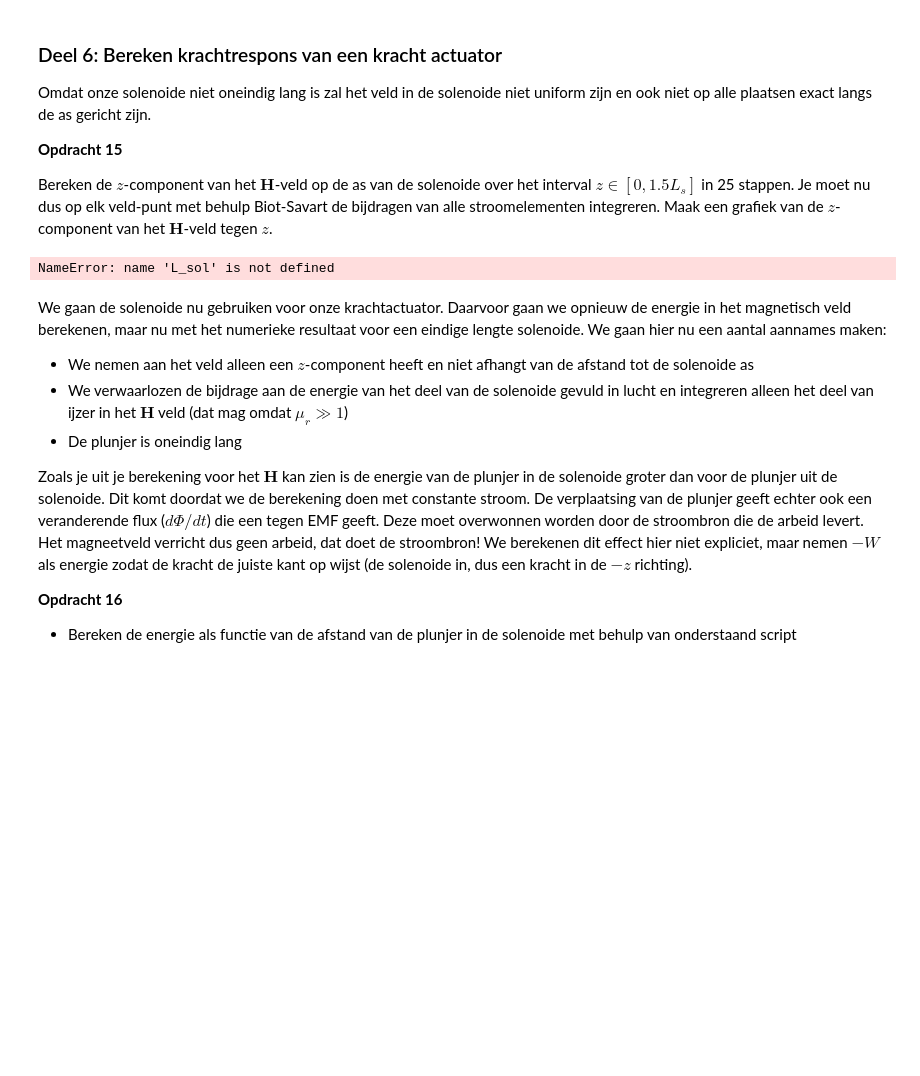
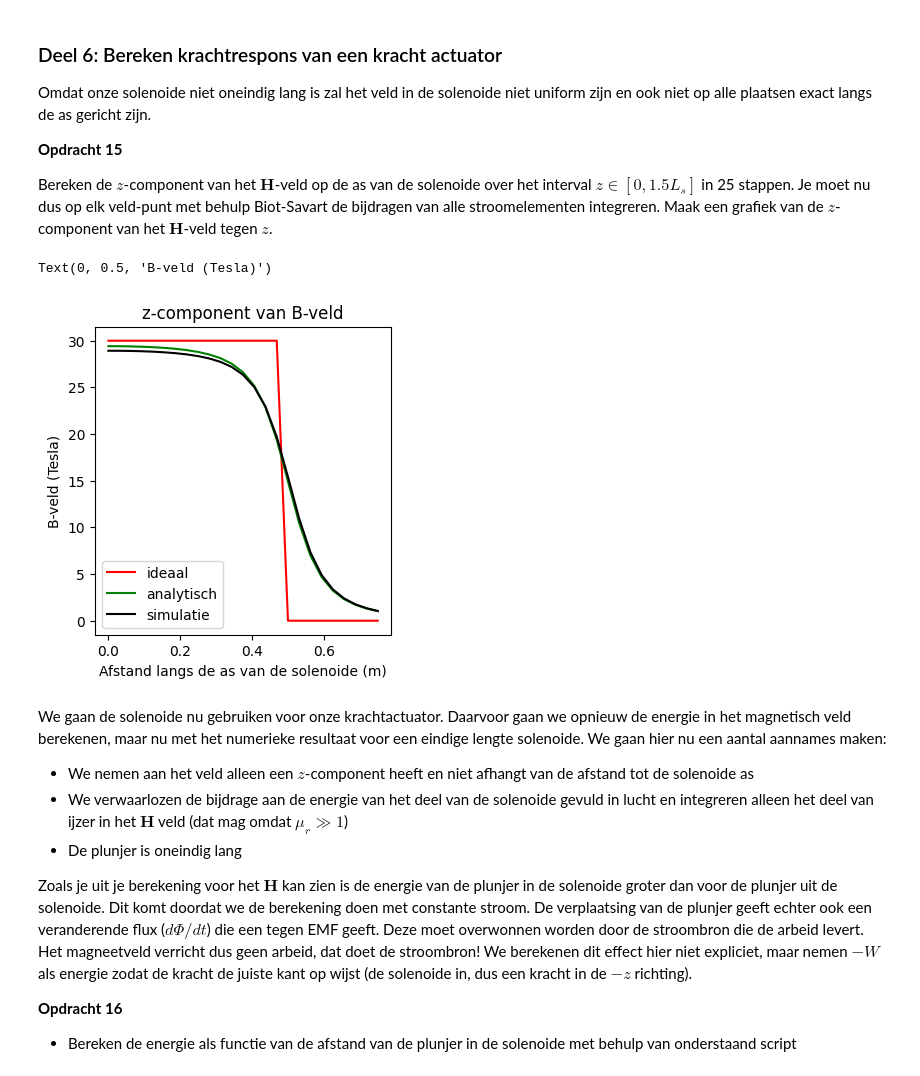
Before and after one commit to sjiemen/DEF_opdrachten_fork, a Jupyter notebook: DigitaleOntwerpopdrachten/2KrachtactuatorOpdracht/KrachtactuatorOpdracht.ipynb, the cells around one changed output. Cells and saved outputs as stored; diff of their text form; code cells hidden in the pictures; blank space fills up the shorter version.

```diff
--- a/DigitaleOntwerpopdrachten/2KrachtactuatorOpdracht/KrachtactuatorOpdracht.ipynb
+++ b/DigitaleOntwerpopdrachten/2KrachtactuatorOpdracht/KrachtactuatorOpdracht.ipynb
@@ -322,13 +330,12 @@ Bereken het veld in het midden van de solenoide en vergelijk het met het analyti
 # %%
 r_field = [0,0,0] #midden van de solenoide
 
-H_ana = [0,0,n*I]
+H_ana = n*I*np.array([0,0,1])
 
 dl = np.diff(solen_pos,axis=0) #dl is verchil tussen de posities van de punten die de solenoide opmaken
 r_source = solen_pos[1:] #eerste positie heeft geen dl
 H = np.array([field_current_element(r_field,r_source[i],dl[i]) for i in range(len(dl))])
 
-
-print(H_ana)
-print(H.sum(0))
+print(f"Analytisch: {H_ana}")
+print(f"Numeriek: {H.sum(0)}")
 # %% [output]
@@ -342,37 +349,45 @@ Omdat onze solenoide niet oneindig lang is zal het veld in de solenoide niet uni
 
 Bereken de $z$-component van het $\mathbf{H}$-veld op de as van de solenoide over het interval $z \in [0, 1.5L_s]$ in 25 stappen. Je moet nu dus op elk veld-punt met behulp Biot-Savart de bijdragen van alle stroomelementen integreren. Maak een grafiek van de $z$-component van het $\mathbf{H}$-veld tegen $z$.
 # %%
-n_ax=25
-z_ax=np.linspace(0, 1.5*L_sol/2, n_ax)
+x,y,z = parametrisatie(20*N,r_sol,N,L_sol)
+solen_pos = np.column_stack((x,y,z))
+
+n_ax = 25
+z_ax = np.linspace(0, 1.5*L_sol/2, n_ax)
 H_ax=np.zeros((n_ax,1))
 
 for i_field in range(n_ax):
-    print(f"\rIfield =  {i_field}", end="") # Print welk element van het veld nu berekend wordt.
+    #print(f"\rIfield =  {i_field}", end=" ") # Print welk element van het veld nu berekend wordt.
     # Bepaal de field coordinate
+    r_field = np.array([0,0,z_ax[i_field]])
     Hsimulated=np.array([0,0,0], dtype='float64')
-    for i_source in np.arange(1, N):
+    for i_source in np.arange(1, 20*N):
         # Bepaal dl en r_source en gebruik
+        r_source = solen_pos[i_source]
+        dl = r_source - solen_pos[i_source-1]
         Hsimulated += field_current_element(r_field, r_source, dl)
-        print(f"Ifield =  {i_field}", end="")
+        #print(f"Ifield =  {i_field}", end=" ")
 
     # selecting the z-component
     H_ax[i_field,0]=Hsimulated[2]
+H_veld_ideaal = H_ana[2]*np.ones(n_ax)*(1.0*(z_ax < L_sol/2))
 
-H_veld_ideaal=analytical_answer*np.ones(n_ax)*(1.0*(z_ax < L_sol/2))
 
 # dit is nog een aardige analytische uitdrukking die je kan uitrekenen voor de z-component op de as van een solenoide met eindige lengte
-H_veld_analytisch=(aantal_omwent*I/L_sol/2)*((L_sol/2-z_ax)/np.sqrt((z_ax- L_sol/2)**2 + r_sol**2)+(L_sol/2+z_ax)/np.sqrt((z_ax+ L_sol/2)**2 + r_sol**2))
+H_veld_analytisch=(N*I/L_sol/2)*((L_sol/2-z_ax)/np.sqrt((z_ax- L_sol/2)**2 + r_sol**2)+(L_sol/2+z_ax)/np.sqrt((z_ax+ L_sol/2)**2 + r_sol**2))
 
 plt.figure(figsize=[13,4])
 plt.subplot(131)
 plt.title('z-component van B-veld')
 plt.plot(z_ax, H_veld_ideaal, '-r', label='ideaal')
 plt.plot(z_ax, H_veld_analytisch, '-g', label='analytisch')
 plt.plot(z_ax, H_ax, '-k', label='simulatie')
+plt.legend()
 plt.xlabel('Afstand langs de as van de solenoide (m)')
 plt.ylabel('B-veld (Tesla)')
 # %% [output]
-NameError: name 'L_sol' is not defined
+Text(0, 0.5, 'B-veld (Tesla)')
+[figure, added]
 # %% [markdown]
 We gaan de solenoide nu gebruiken voor onze krachtactuator. Daarvoor gaan we opnieuw de energie in het magnetisch veld berekenen, maar nu met het numerieke resultaat voor een eindige lengte solenoide. We gaan hier nu een aantal aannames maken:
 * We nemen aan het veld alleen een $z$-component heeft en niet afhangt van de afstand tot de solenoide as
```
Also changed, not shown: parts of 6 cells of this notebook.
